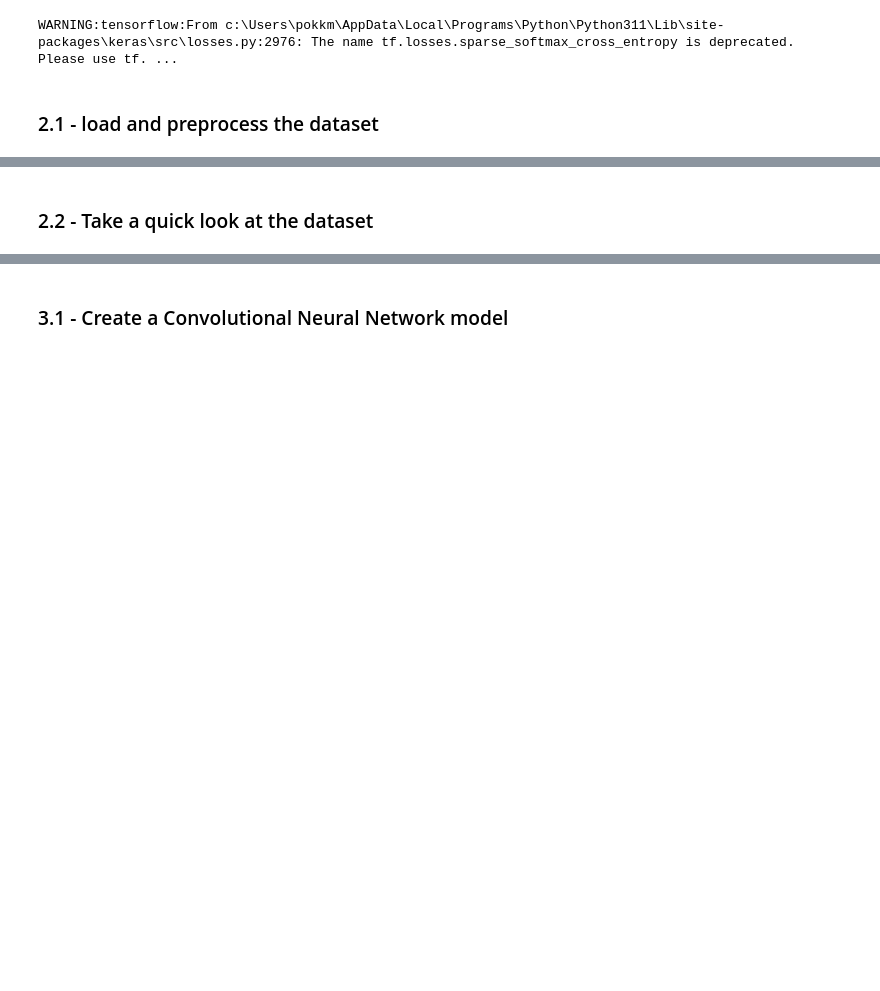
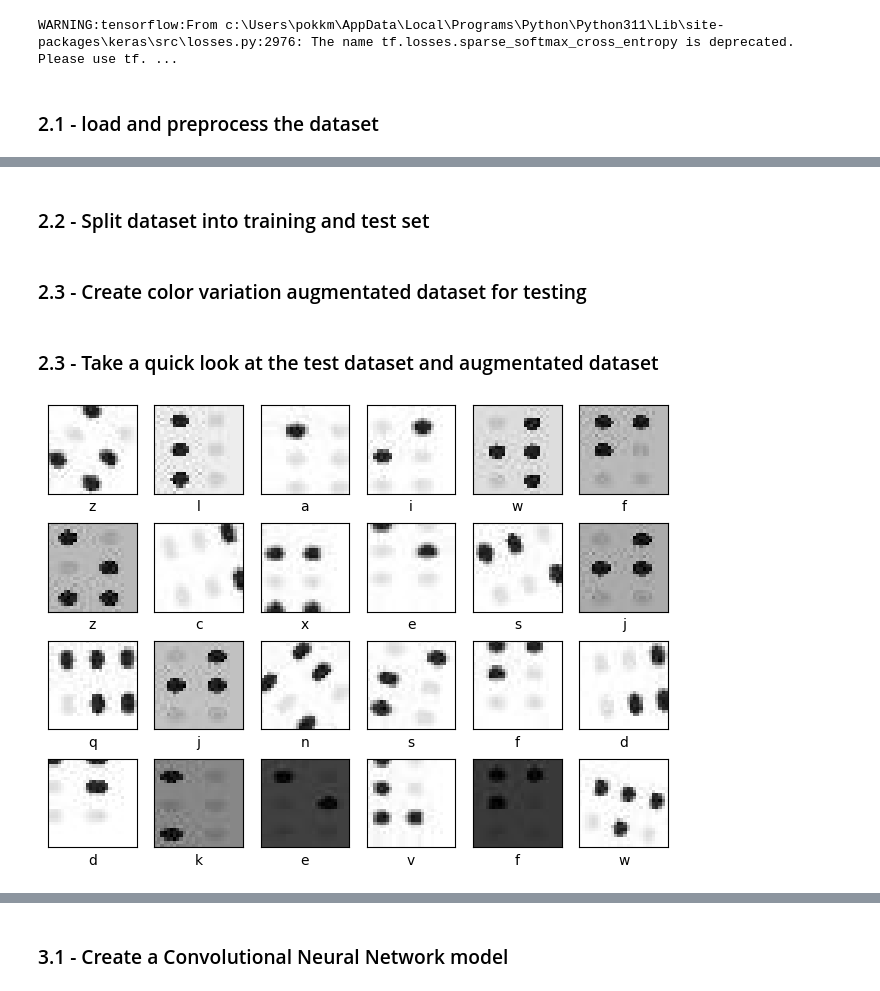
Before and after one commit to MFahadSohail/EECS4404_Project, a Jupyter notebook: braille_model.ipynb, the cells around one changed output, grey strips where cells are left out. Saved outputs shown, nothing was run; the diff lists cells and outputs as text; code cells hidden in the pictures; blank space fills up the shorter version.

```diff
--- a/braille_model.ipynb
+++ b/braille_model.ipynb
@@ -113,2 +48,6 @@ NameError: name 'ds_train_bw_' is not defined
+# %%
+# Set a dataset path and get all file paths
+dataset_dir = Path("./dataset/original_imgs/")
+file_list = list(dataset_dir.glob("*.jpg"))
 # %%
 # # Create 2 arrays to store image inputs and labels
@@ -133,0 +75,8 @@ NameError: name 'ds_train_bw_' is not defined
+# %% [markdown]
+### 2.2 - Split dataset into training and test set
+# %%
+# Split the dataset into 80% training set and 20% test set
+from sklearn.model_selection import train_test_split
+X_train, X_test, y_train, y_test = train_test_split(images, labels, test_size=0.2, random_state=42)
+# %% [markdown]
+### 2.3 - Create color variation augmentated dataset for testing
@@ -134,3 +104,17 @@ NameError: name 'ds_train_bw_' is not defined
 # %% [markdown]
-### 2.2 - Take a quick look at the dataset
+### 2.3 - Take a quick look at the test dataset and augmentated dataset
+# %%
+# plot 24 images from the image datasets with the class name below each image
+plt.figure(figsize = (8, 12))
+for i in range(24):
+    plt.subplot(8, 6, i + 1)
+    plt.xticks([])
+    plt.yticks([])
+    plt.grid(False)
+
+    plt.imshow(X_test[i * 3])
+    plt.xlabel(chr(y_test[i * 3] + ord('a')))
+plt.show()
+# %% [output]
+[figure, added]
 # %%
```
Also changed, not shown: parts of 52 cells of this notebook, 4 other files.
